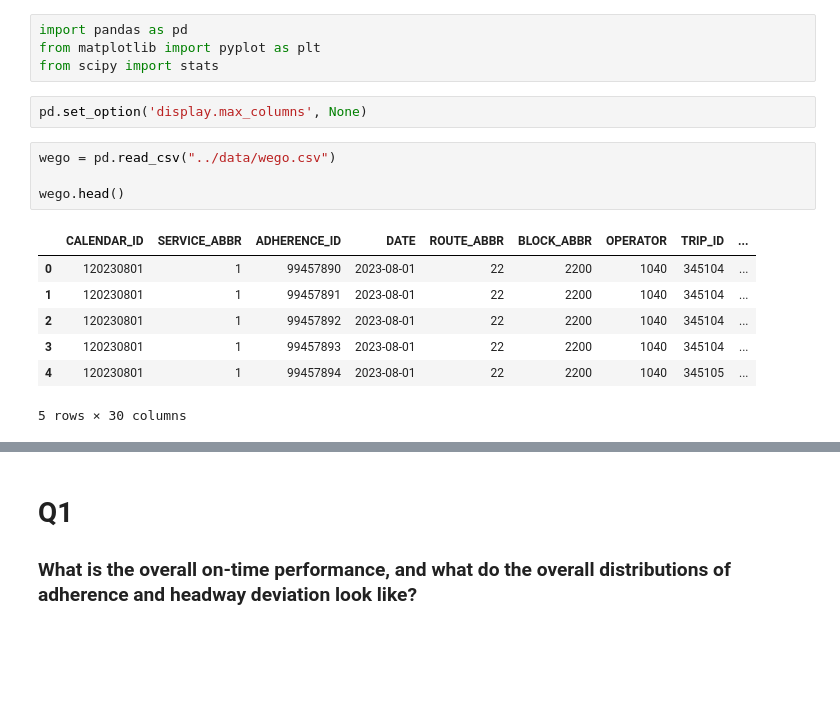
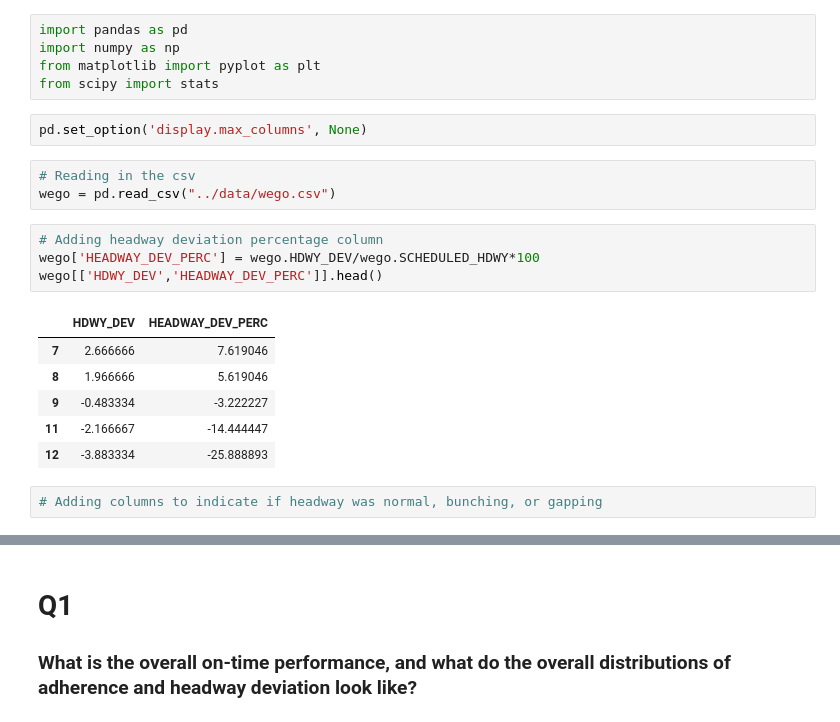
Before and after one commit to NSS-Data-Analytics-Cohort-11/wego-boomers, a Jupyter notebook: notebooks/WeGo.ipynb, the cells around one changed output, grey strips where cells are left out. Drawn from its saved outputs; the diff is of its cells as text; blank space fills up the shorter version.

```diff
--- a/notebooks/WeGo.ipynb
+++ b/notebooks/WeGo.ipynb
@@ -1,18 +1,23 @@
 # %%
 import pandas as pd
+import numpy as np
 from matplotlib import pyplot as plt
 from scipy import stats
 # %%
 pd.set_option('display.max_columns', None)
 # %%
+# Reading in the csv
 wego = pd.read_csv("../data/wego.csv")
-
-wego.head()
-# %% [output]
-|  | CALENDAR_ID | SERVICE_ABBR | ADHERENCE_ID | DATE | ROUTE_ABBR | BLOCK_ABBR | OPERATOR | TRIP_ID | ... |
-| 0 | 120230801 | 1 | 99457890 | 2023-08-01 | 22 | 2200 | 1040 | 345104 | ... |
-| 1 | 120230801 | 1 | 99457891 | 2023-08-01 | 22 | 2200 | 1040 | 345104 | ... |
-| 2 | 120230801 | 1 | 99457892 | 2023-08-01 | 22 | 2200 | 1040 | 345104 | ... |
-| 3 | 120230801 | 1 | 99457893 | 2023-08-01 | 22 | 2200 | 1040 | 345104 | ... |
-| 4 | 120230801 | 1 | 99457894 | 2023-08-01 | 22 | 2200 | 1040 | 345105 | ... |
-5 rows × 30 columns
+# %%
+# Adding headway deviation percentage column
+wego['HEADWAY_DEV_PERC'] = wego.HDWY_DEV/wego.SCHEDULED_HDWY*100
+wego[['HDWY_DEV','HEADWAY_DEV_PERC']].head()
+# %% [output]
+|  | HDWY_DEV | HEADWAY_DEV_PERC |
+| 7 | 2.666666 | 7.619046 |
+| 8 | 1.966666 | 5.619046 |
+| 9 | -0.483334 | -3.222227 |
+| 11 | -2.166667 | -14.444447 |
+| 12 | -3.883334 | -25.888893 |
+# %%
+# Adding columns to indicate if headway was normal, bunching, or gapping
```
Also changed, not shown: parts of 22 cells of this notebook.
